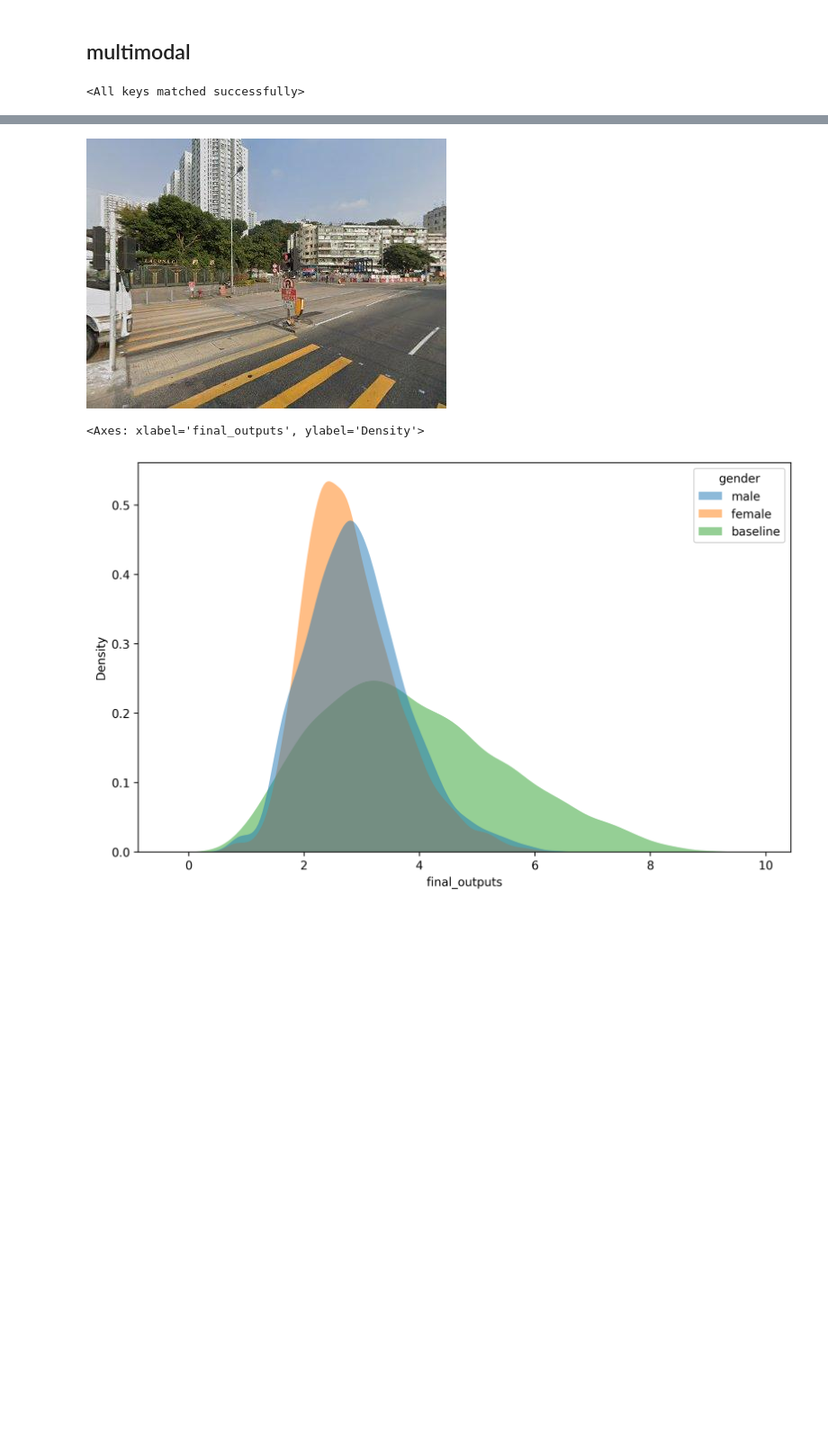
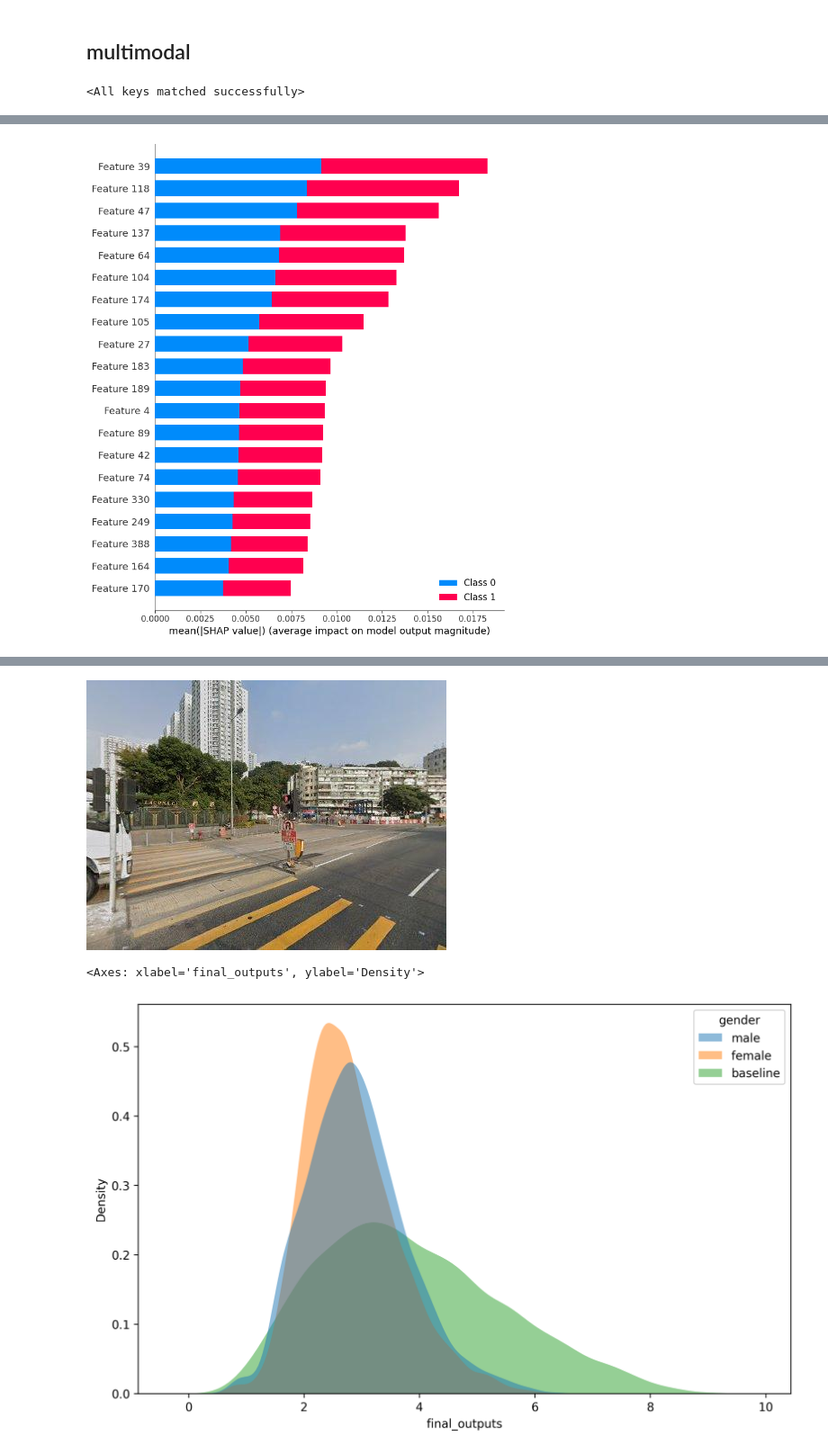
Before and after one commit to CeHouGIS/Safety_Perception_HK, a Jupyter notebook: safety_perception_model/single_model/prediction.ipynb, the cells around one changed output, grey strips where cells are left out. Shown at 90% size. Saved outputs shown, nothing was run; the diff lists cells and outputs as text; code cells hidden in the pictures; blank space fills up the shorter version.

```diff
--- a/safety_perception_model/single_model/prediction.ipynb
+++ b/safety_perception_model/single_model/prediction.ipynb
@@ -493,6 +469,7 @@ def multimodal_model_test(model, test_loader, LLM_model=None):
         LLM_pre_extractor = LLM_model
     model.eval()  # 切换到评估模式
     all_preds = []
+    all_outputs = []
     all_labels = []
 
     with torch.no_grad():  # 关闭梯度计算，节省内存
@@ -505,12 +482,15 @@ def multimodal_model_test(model, test_loader, LLM_model=None):
             _, predicted = torch.max(output.data, 1)
             all_preds.extend(predicted.cpu().numpy())
             all_labels.extend(target.cpu().numpy())
+            all_outputs.append(output)
+
+    all_outputs = torch.cat(all_outputs, dim=0)
 
     # 计算混淆矩阵
     # cm = confusion_matrix(all_labels, all_preds)
     # # 计算F1分数
     # f1 = f1_score(all_labels, all_preds, average='weighted')
-    return all_preds, all_labels
+    return all_outputs, all_labels
 # %%
 device = torch.device("cuda:0" if torch.cuda.is_available() else "cpu")
 image_extractor = ImageExtractor(pretrained_model=parameters['visual_feature_extractor']) # [128, 512]
@@ -549,0 +615,27 @@ TypeError: slice indices must be integers or None or have an __index__ method
+# %%
+from sklearn.ensemble import RandomForestClassifier
+from sklearn.metrics import accuracy_score, classification_report
+
+male_all_features = np.concatenate([male_all_img_features, male_all_text_features], axis=1)
+male_labels = [1 if i > 5 else 0 for i in male_final_outputs]
+female_all_features = np.concatenate([female_all_img_features, female_all_text_features], axis=1)
+female_labels = [1 if i > 5 else 0 for i in female_final_outputs]
+
+# Train a Random Forest classifier
+male_rf = RandomForestClassifier(n_estimators=100, random_state=42)
+male_rf.fit(male_all_features, male_labels)
+male_predictions = male_rf.predict(male_all_features)
+
+# Evaluate the model
+accuracy = accuracy_score(male_labels, male_predictions)
+print(f"Accuracy: {accuracy:.2f}")
+print(classification_report(male_labels, male_predictions))
+
+female_rf = RandomForestClassifier(n_estimators=100, random_state=42)
+female_rf.fit(female_all_features, female_labels)
+female_predictions = female_rf.predict(female_all_features)
+
+# Evaluate the model
+accuracy = accuracy_score(female_labels, female_predictions)
+print(f"Accuracy: {accuracy:.2f}")
+print(classification_report(female_labels, female_predictions))
@@ -549,0 +662,13 @@ TypeError: slice indices must be integers or None or have an __index__ method
+# %%
+import shap
+
+# 创建 SHAP explainer
+explainer = shap.TreeExplainer(male_rf)
+
+# 计算 SHAP 值
+shap_values = explainer.shap_values(male_all_features)
+
+# 绘制 SHAP summary plot
+shap.summary_plot(shap_values, male_all_features)
+# %% [output]
+[figure, added]
```
Also changed, not shown: parts of 23 cells of this notebook, 4 other files.
